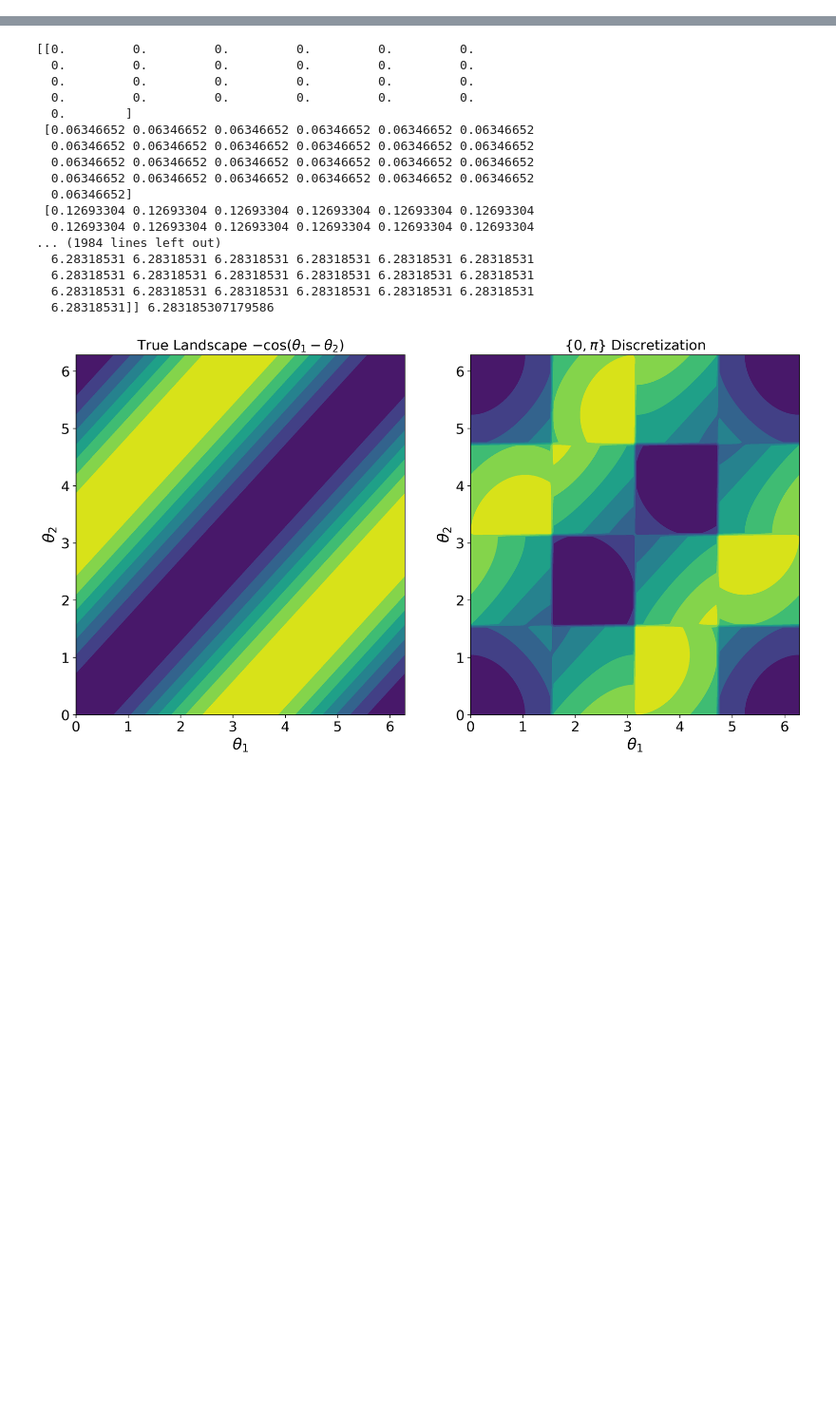
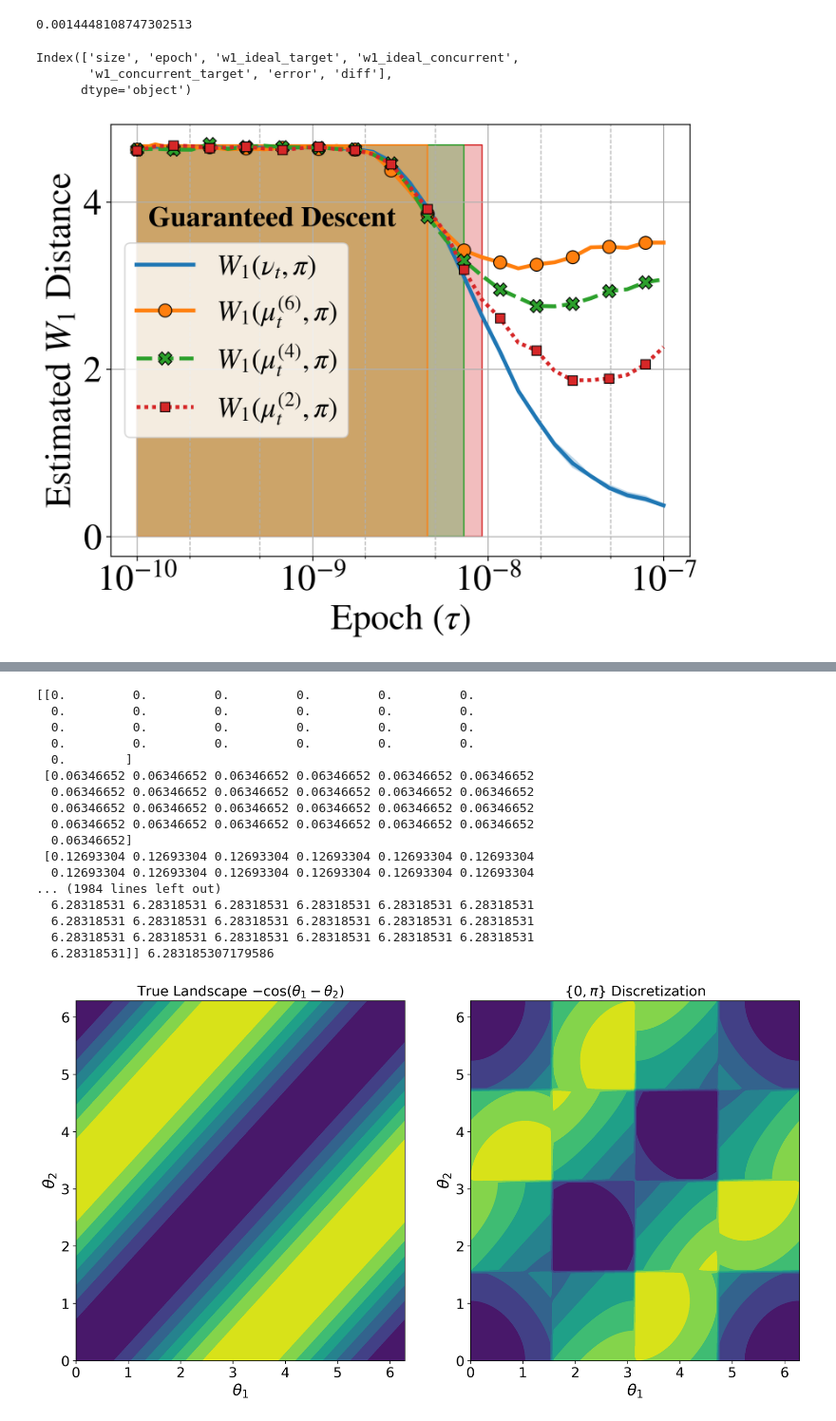
Before and after one commit to mxburns2022/Parallel-Ising-Analysis, a Jupyter notebook: visualization.ipynb, the cells around one changed output, grey strips where cells are left out. Shown at 95% size. Cells and saved outputs as stored; diff of their text form; code cells hidden in the pictures; blank space fills up the shorter version.

Commit message:
Wasserstein experiment completed, have publication-worthy results (pog)

```diff
--- a/visualization.ipynb
+++ b/visualization.ipynb
@@ -4,0 +24,76 @@ import matplotlib.pyplot as plt
+# %%
+df['gap'].min()
+# %% [output]
+0.0014448108747302513
+# %%
+df = pd.read_csv('w1_test_newbound.csv')
+eigmax = 4
+print(df.columns)
+df['Blocks'] = 12 // df['size']
+df['expterm'] = np.exp(eigmax / (310e3 * 50e-15) * df['epoch'])
+df['wasserstein_init'] = 4.68
+df['contraction'] = df['w1_ideal_target'] / df['wasserstein_init']
+df['wasserstein_upper_bound'] =   (df['diff'] + df['error'])/(1-np.minimum(df['contraction'], 0.99)) #+ df['w1_ideal_target']
+df['gap'] = (1 + df['contraction']) * df['wasserstein_init'] - df['w1_ideal_concurrent']
+df['est_gap'] = df['diff'] + df['error'] - df['w1_ideal_concurrent']
+# ax=sns.lineplot(data=df, x='epoch', y='wasserstein_upper_bound')
+# ax2 = ax.twinx()
+df['label'] = '$W_1(\\mu^{('+df['Blocks'].astype(str) + ')}_t, \\pi)$'
+fig, ax = plt.subplots(figsize = (8, 6))
+ax.fill_betweenx(x1=1e-10, x2=9.236708571873846e-09, y=[0,4.68], color=[*sns.color_palette()[3], 0.3], edgecolor=[*sns.color_palette()[3], 1])
+ax.fill_betweenx(x1=1e-10, x2=7.278953843983161e-09, y=[0,4.68], color=[*sns.color_palette()[2], 0.3], edgecolor=[*sns.color_palette()[2], 1])
+ax.fill_betweenx(x1=1e-10, x2=4.520353656360241e-09, y=[0,4.68], color=[*sns.color_palette()[1], 0.3], edgecolor=[*sns.color_palette()[1], 1])
+# ax.axvline(7.278953843983161e-09, ymax=.55, color=sns.color_palette()[2], linestyle='-', linewidth=3, label='$B=4$ Cutoff')
+# ax.axvline(7.278953843983161e-09)
+# ax.axvline(4.520353656360241e-09, color=sns.color_palette()[1], linestyle='-', linewidth=3, label='$B=6$ Cutoff')
+
+# ax.axhline(1.87, xmin=.64, xmax=.8, color=sns.color_palette()[3], linestyle='-', linewidth=3)
+# ax.axhline(2.75, xmin=.6, xmax=.75, color=sns.color_palette()[2], linestyle='-', linewidth=3)
+# ax.axhline(3.22, xmin=.55, xmax=.75, color=sns.color_palette()[1], linestyle='-', linewidth=3)
+# ax.axvline(7.278953843983161e-09)
+sns.lineplot(ax=ax, data=df.query('Blocks != 3'), x='epoch', y='w1_ideal_target', label='$W_1(\\nu_t, \\pi)$',
+             linewidth=3,
+             markersize=10,
+             markeredgecolor='k')
+sns.lineplot(ax=ax,data=df.query('Blocks != 3'),
+             x='epoch',
+             y='w1_concurrent_target',
+             hue='label',
+             palette=sns.color_palette()[1:5],
+             markers=True,
+             markevery=2,
+             style='label',
+             linewidth=3,
+             markersize=10,
+             markeredgecolor='k')
+# sns.lineplot(ax=ax,data=df, x='epoch', y='wasserstein_upper_bound', hue='Blocks', palette=sns.color_palette()[1:5])
+# ax.set_xticks()
+ax.xaxis.set_minor_formatter(NullFormatter())
+ax.grid(which='major')
+ax.grid(which='minor', linestyle='--')
+# ax.grid(which='minor', axis='x')
+# ax.set_yscale('log')
+ax.set_xscale('log')
+# ax.set_yscale('log')
+ax.xaxis.set_major_locator(LogLocator(base=10, numticks=100, subs=[1]))
+ax.xaxis.set_minor_locator(LogLocator(base=10, numticks=100,subs=[0.2, 0.5]))
+# ax.axhline(4.69)
+# 2 9.236708571873846e-09
+# 3 7.278953843983161e-09
+# 4 7.278953843983161e-09
+# 6 4.520353656360241e-09
+ax.legend(fontsize=22)
+ax.set_ylabel('Estimated $W_1$ Distance')
+# ax.set_axis_off()
+# ax.add_patch(plt.arrow(x=0.64, y=0.4, dx=-.1, dy=.0,length_includes_head=False, width=.01, transform=ax.transAxes, facecolor=sns.color_palette()[3], edgecolor='k'))
+# ax.add_patch(plt.arrow(x=0.61, y=0.54, dx=-.1, dy=.0,length_includes_head=False, width=.01, transform=ax.transAxes, facecolor=sns.color_palette()[2], edgecolor='k'))
+# ax.add_patch(plt.arrow(x=0.545, y=0.68, dx=-.1, dy=.0,length_includes_head=False, width=.01, transform=ax.transAxes, facecolor=sns.color_palette()[1], edgecolor='k'))
+# ax.set_axis_on()
+ax.annotate(text='Guaranteed Descent', xy=(0.15, 0.75),xycoords='figure fraction', fontsize=22, weight='bold')
+ax.set_xlabel("Epoch ($\\tau$)")
+plt.show()
+# %% [output]
+Index(['size', 'epoch', 'w1_ideal_target', 'w1_ideal_concurrent',
+       'w1_concurrent_target', 'error', 'diff'],
+      dtype='object')
+[figure, added]
```
Also changed, not shown: parts of 5 cells of this notebook, 2 other files.
